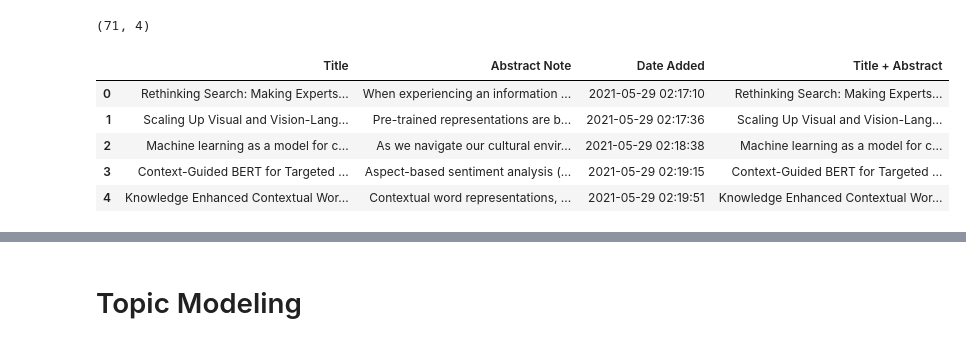
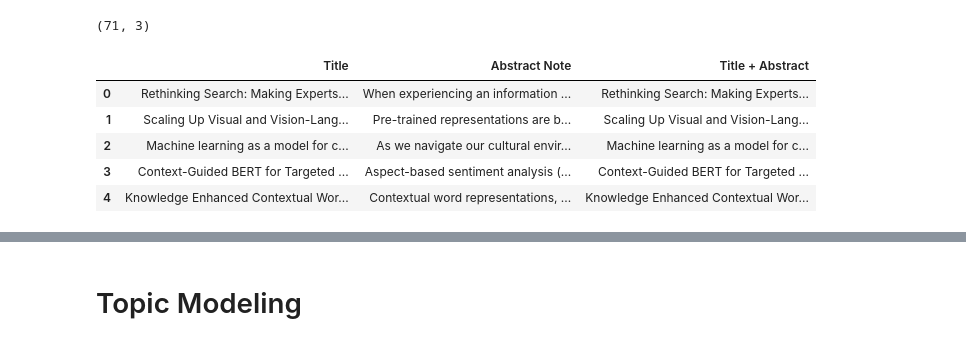
Before and after one commit to stephenleo/medium-python-hacks, a Jupyter notebook: 04_literature_network/notebooks/01_pipeline.ipynb, the cells around one changed output, grey strips where cells are left out. Saved outputs shown, nothing was run; the diff lists cells and outputs as text; code cells hidden in the pictures.

```diff
--- a/04_literature_network/notebooks/01_pipeline.ipynb
+++ b/04_literature_network/notebooks/01_pipeline.ipynb
@@ -22,22 +22,22 @@ topic_model = BERTopic(
 )
 # %%
 df = pd.read_csv('../data/zotero.csv')
-df = df[['Title', 'Abstract Note', 'Date Added']]
+df = df[['Title', 'Abstract Note']]
 df = df.dropna()
 df = df.reset_index(drop=True)
 
-df['Title + Abstract'] = df['Title'] + ' ' + df['Abstract Note']
+df['Title + Abstract'] = df['Title'] + '[SEP]' + df['Abstract Note']
 
 print(df.shape)
 df.head()
 # %% [output]
-(71, 4)
+(71, 3)
-|  | Title | Abstract Note | Date Added | Title + Abstract |
-| 0 | Rethinking Search: Making Experts... | When experiencing an information ... | 2021-05-29 02:17:10 | Rethinking Search: Making Experts... |
-| 1 | Scaling Up Visual and Vision-Lang... | Pre-trained representations are b... | 2021-05-29 02:17:36 | Scaling Up Visual and Vision-Lang... |
-| 2 | Machine learning as a model for c... | As we navigate our cultural envir... | 2021-05-29 02:18:38 | Machine learning as a model for c... |
-| 3 | Context-Guided BERT for Targeted ... | Aspect-based sentiment analysis (... | 2021-05-29 02:19:15 | Context-Guided BERT for Targeted ... |
-| 4 | Knowledge Enhanced Contextual Wor... | Contextual word representations, ... | 2021-05-29 02:19:51 | Knowledge Enhanced Contextual Wor... |
+|  | Title | Abstract Note | Title + Abstract |
+| 0 | Rethinking Search: Making Experts... | When experiencing an information ... | Rethinking Search: Making Experts... |
+| 1 | Scaling Up Visual and Vision-Lang... | Pre-trained representations are b... | Scaling Up Visual and Vision-Lang... |
+| 2 | Machine learning as a model for c... | As we navigate our cultural envir... | Machine learning as a model for c... |
+| 3 | Context-Guided BERT for Targeted ... | Aspect-based sentiment analysis (... | Context-Guided BERT for Targeted ... |
+| 4 | Knowledge Enhanced Contextual Wor... | Contextual word representations, ... | Knowledge Enhanced Contextual Wor... |
 # %%
 fig = px.histogram([len(x.split()) for x in df['Title + Abstract'].values], nbins=25, height=500, width=500, title='num words')
 fig.show()
```
Also changed, not shown: parts of 14 cells of this notebook.
